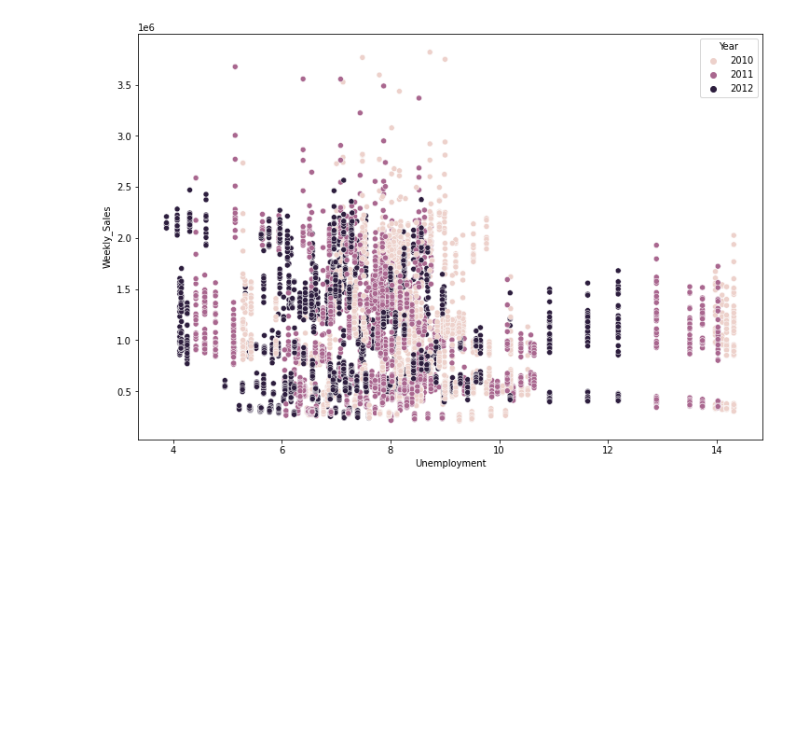
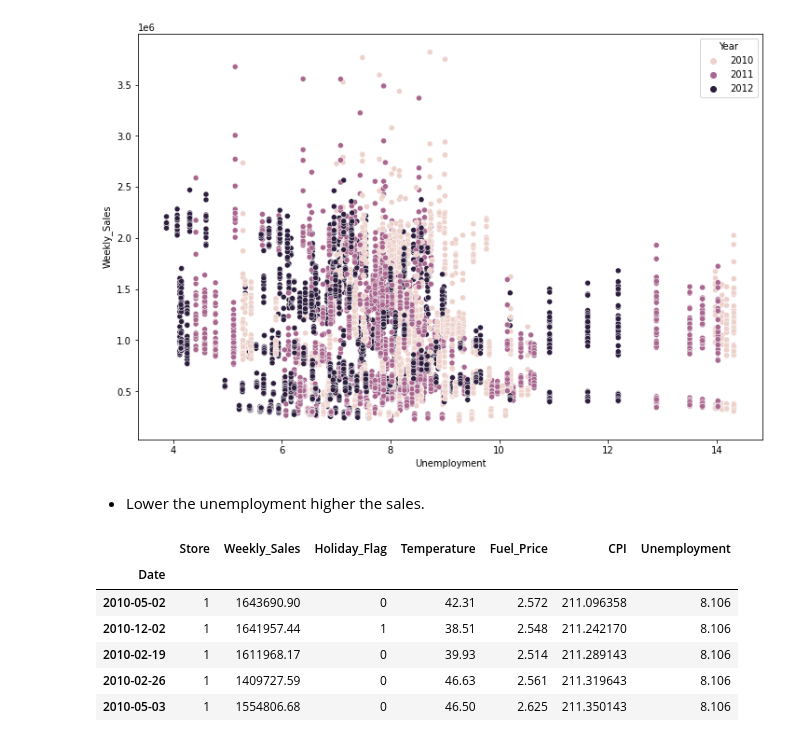
Before and after one commit to Haritha-datascientist/WalmartSalesPrediction, a Jupyter notebook: walmart_insights_prediction.ipynb, the cells around one changed output. Cells and saved outputs as stored; diff of their text form; code cells hidden in the pictures; blank space fills up the shorter version.

```diff
--- a/walmart_insights_prediction.ipynb
+++ b/walmart_insights_prediction.ipynb
@@ -187,3 +214,5 @@ sns.scatterplot(x="Unemployment",y="Weekly_Sales",data=df,hue='Year')
 # %% [output]
 <matplotlib.axes._subplots.AxesSubplot at 0x...>
 [figure]
+# %% [markdown]
+* Lower the unemployment higher the sales.
@@ -189,0 +221,11 @@ sns.scatterplot(x="Unemployment",y="Weekly_Sales",data=df,hue='Year')
+# %%
+df.drop(['Date','Year','Month','Week'], axis = 1, inplace = True)
+df.head()
+# %% [output]
+|  | Store | Weekly_Sales | Holiday_Flag | Temperature | Fuel_Price | CPI | Unemployment |
+| Date |  |  |  |  |  |  |  |
+| 2010-05-02 | 1 | 1643690.90 | 0 | 42.31 | 2.572 | 211.096358 | 8.106 |
+| 2010-12-02 | 1 | 1641957.44 | 1 | 38.51 | 2.548 | 211.242170 | 8.106 |
+| 2010-02-19 | 1 | 1611968.17 | 0 | 39.93 | 2.514 | 211.289143 | 8.106 |
+| 2010-02-26 | 1 | 1409727.59 | 0 | 46.63 | 2.561 | 211.319643 | 8.106 |
+| 2010-05-03 | 1 | 1554806.68 | 0 | 46.50 | 2.625 | 211.350143 | 8.106 |
```
Also changed, not shown: parts of 9 cells of this notebook.
